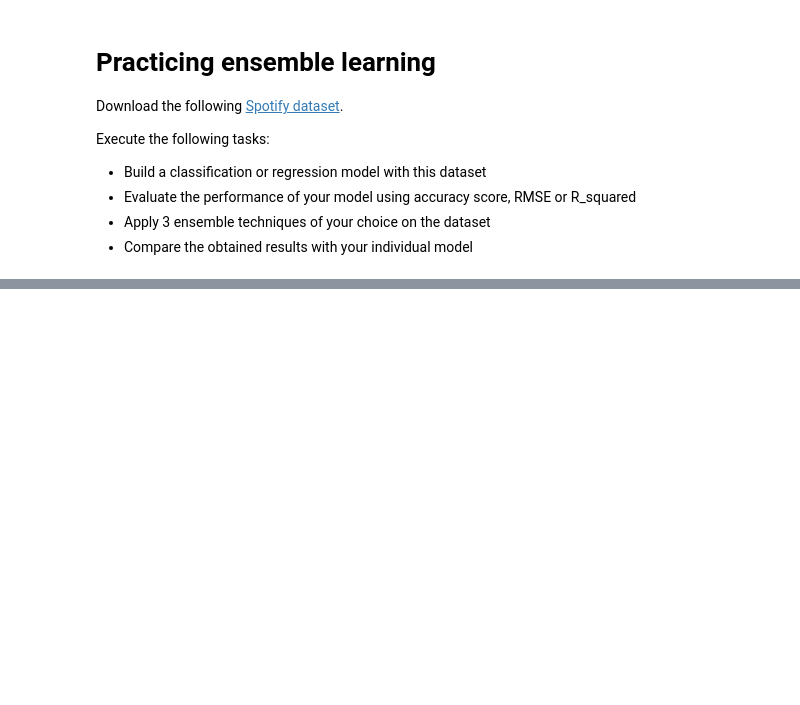
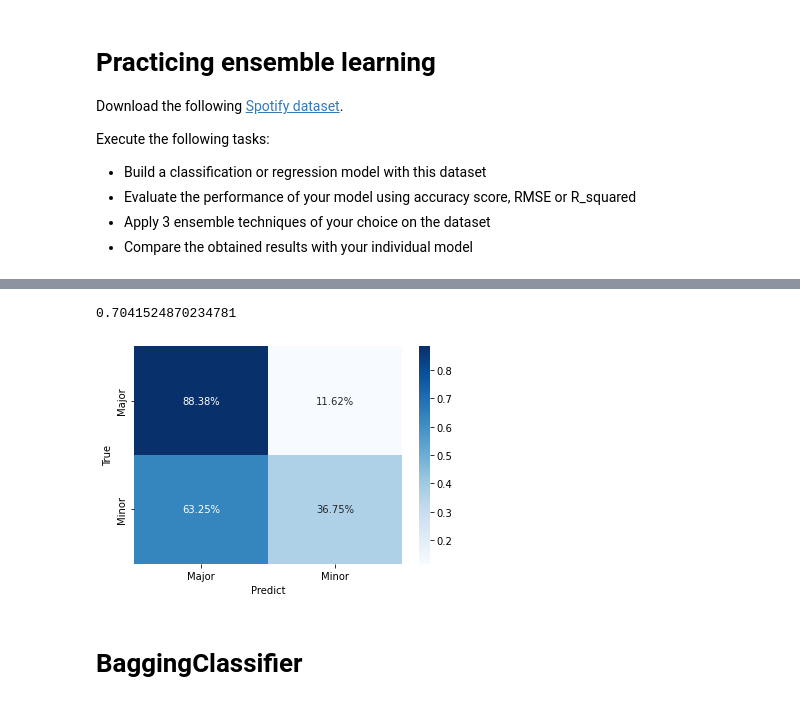
Before and after one commit to ziedjouini/new_projet, a Jupyter notebook: Ensemble_Learning_Practice.ipynb, the cells around one changed output, grey strips where cells are left out. Cells and saved outputs as stored; diff of their text form; code cells hidden in the pictures; blank space fills up the shorter version.

```diff
--- a/Ensemble_Learning_Practice.ipynb
+++ b/Ensemble_Learning_Practice.ipynb
@@ -405,0 +214,10 @@ accuracy_score:  0.19785
+# %%
+stack = make_pipeline(
+    pipe,
+    StackingClassifier(
+        estimators = [('tree',DecisionTreeClassifier(max_depth=10)),('ridge',RidgeClassifier()),('logreg',LogisticRegression())],
+        final_estimator=LogisticRegression(), n_jobs=-1
+    )
+)
+# %%
+stack.fit(X_train, y_train)
@@ -405,0 +243,15 @@ accuracy_score:  0.19785
+# %%
+stack.score(X_test,y_test)
+# %% [output]
+0.7041524870234781
+# %%
+sns.heatmap(confusion_matrix(y_test, stack.predict(X_test),normalize='true' ),xticklabels=stack.classes_, yticklabels=stack.classes_, cmap="Blues",annot=True, fmt=".2%")
+
+plt.xlabel('Predict')
+plt.ylabel('True')
+
+plt.show()
+# %% [output]
+[figure, added]
+# %% [markdown]
+# BaggingClassifier
```
Also changed, not shown: parts of 57 cells of this notebook.
